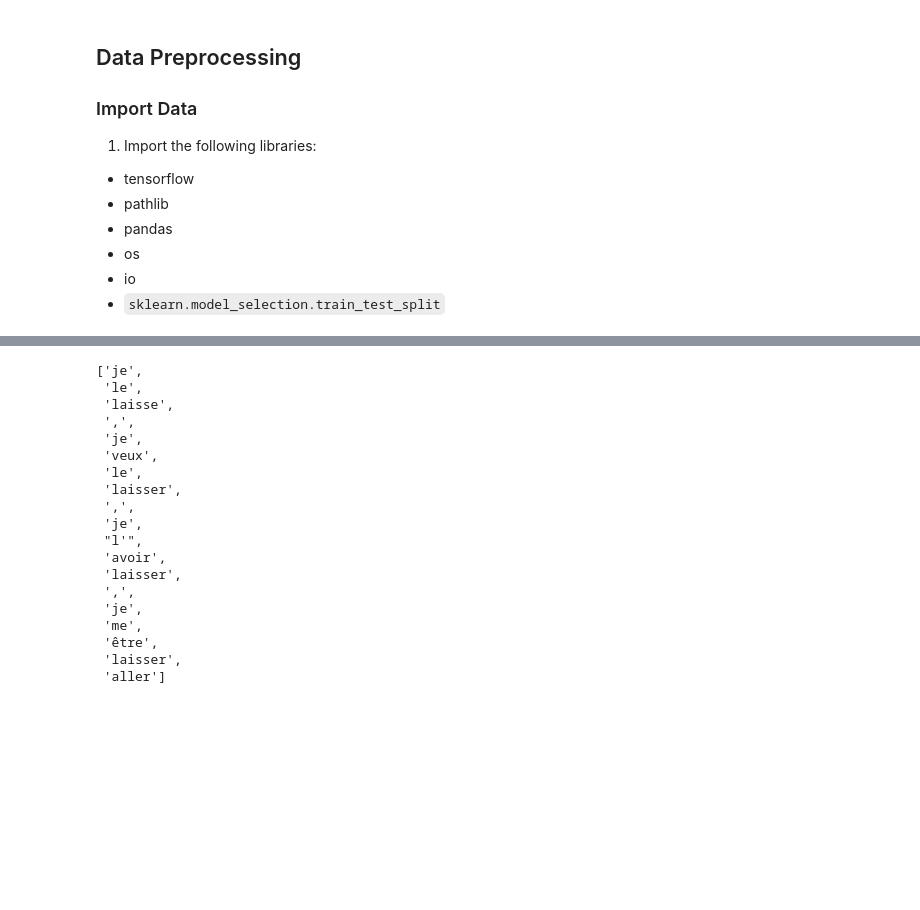
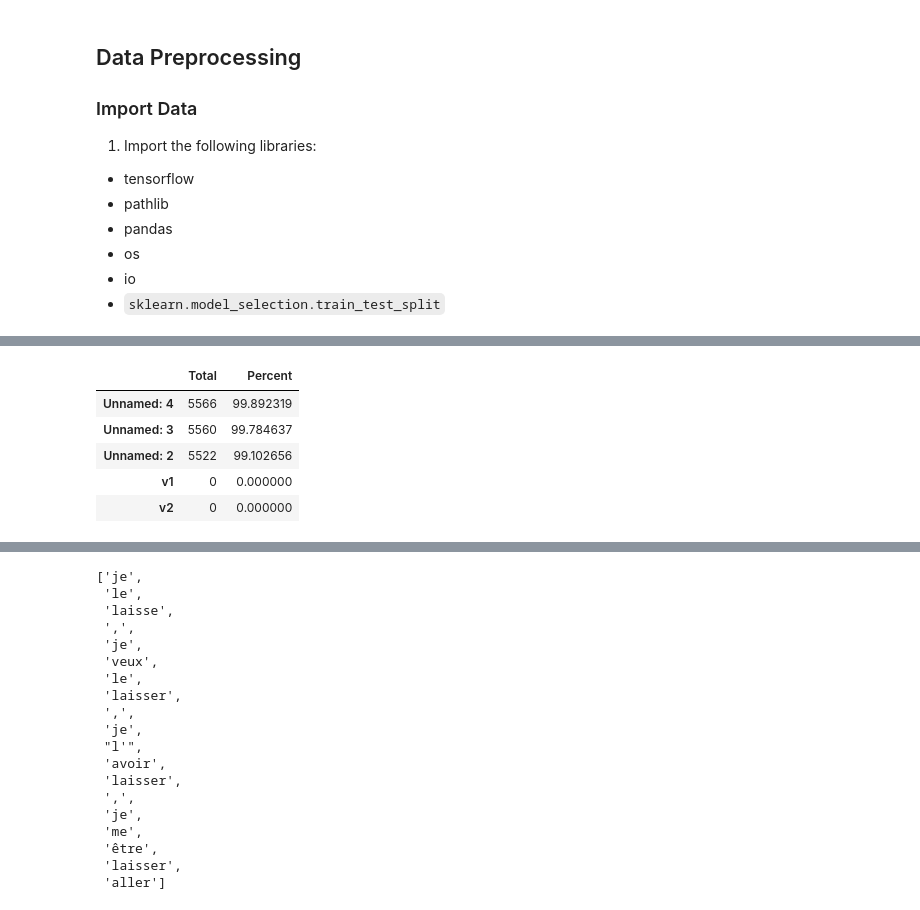
Before and after one commit to lnilluv/bloc_4, a Jupyter notebook: 01-Embedding_for_sentiment_analysis_solutions copy.ipynb, the cells around one changed output, grey strips where cells are left out. Saved outputs shown, nothing was run; the diff lists cells and outputs as text; code cells hidden in the pictures; blank space fills up the shorter version.

```diff
--- a/01-Embedding_for_sentiment_analysis_solutions copy.ipynb
+++ b/01-Embedding_for_sentiment_analysis_solutions copy.ipynb
@@ -92,0 +56,16 @@ from spacy.lang.fr.stop_words import STOP_WORDS
+# %%
+# Amount of missing values
+def missing_values(df, norows):   # input by the df and the number of rows that you want to show
+    total = df.isnull().sum().sort_values(ascending=False)
+    percent = ((df.isnull().sum().sort_values(ascending=False)/df.shape[0])*100).sort_values(ascending=False)
+    missing_data = pd.concat([total, percent], axis=1, keys=['Total', 'Percent'])
+    return(missing_data.head(norows))
+
+missing_values(df,20) # we use the df and the number of rows to show is 20
+# %% [output]
+|  | Total | Percent |
+| Unnamed: 4 | 5566 | 99.892319 |
+| Unnamed: 3 | 5560 | 99.784637 |
+| Unnamed: 2 | 5522 | 99.102656 |
+| v1 | 0 | 0.000000 |
+| v2 | 0 | 0.000000 |
```
Also changed, not shown: parts of 22 cells of this notebook.
